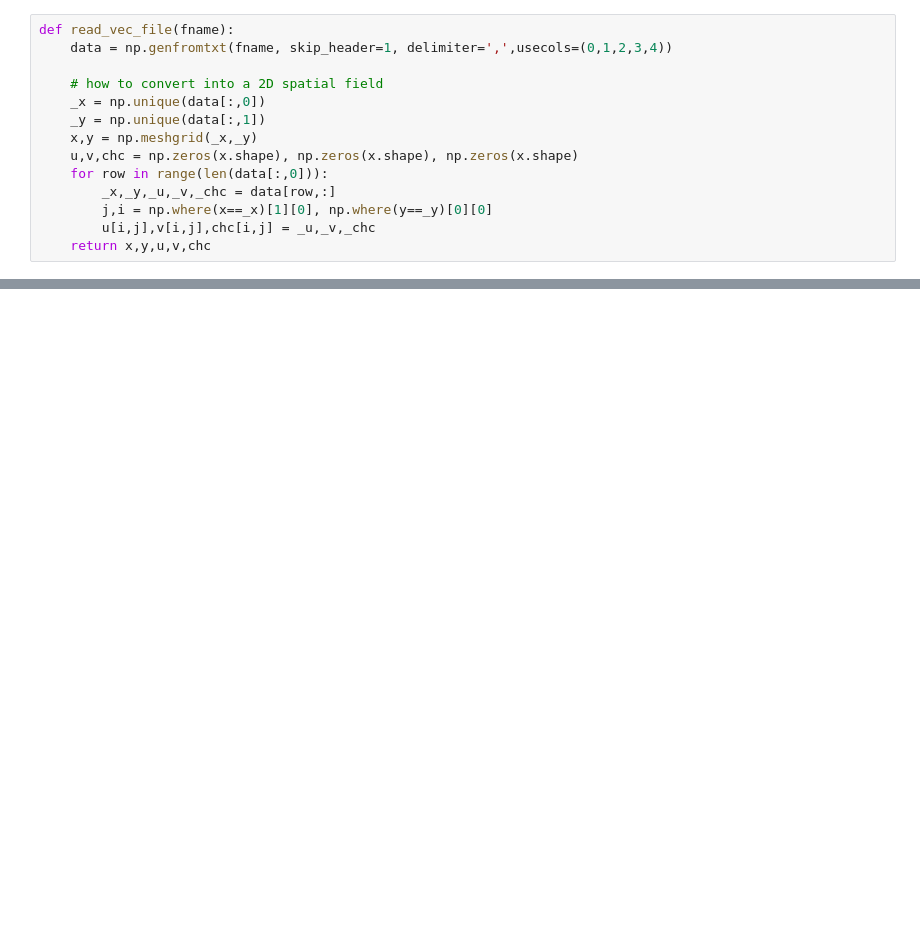
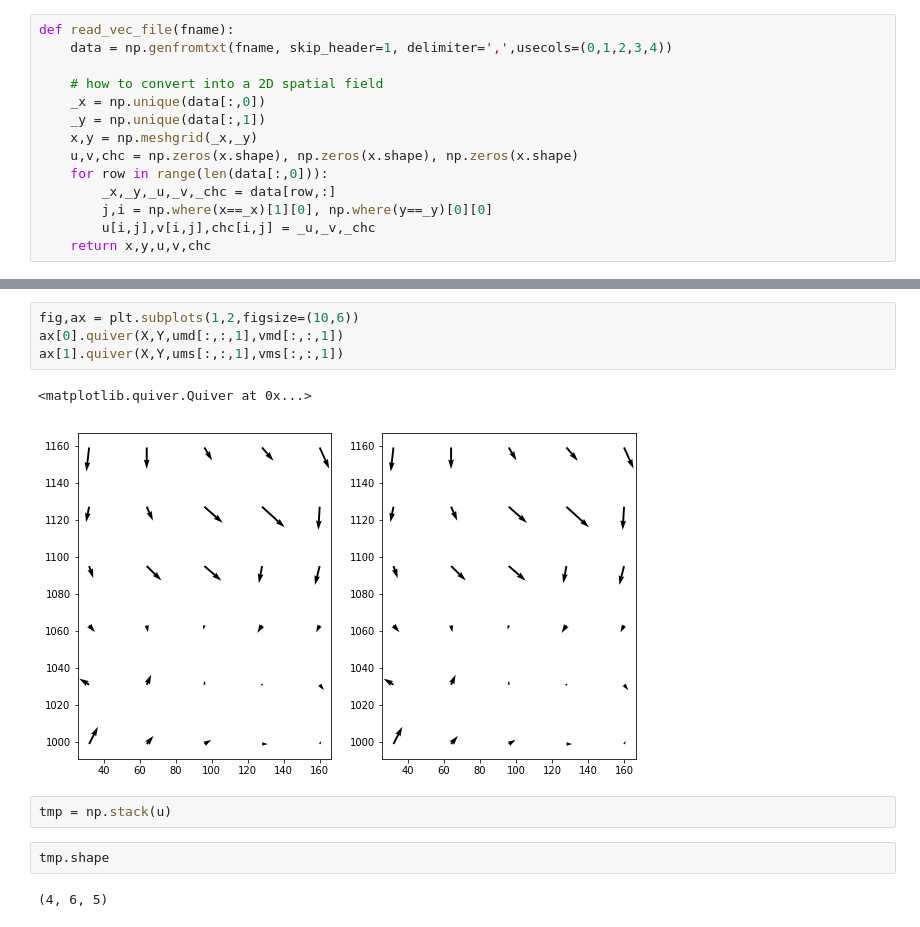
Before and after one commit to OpenPIV/openpiv-podbox, a Jupyter notebook: Python/notebooks/poduv.ipynb, the cells around one changed output, grey strips where cells are left out. Saved outputs shown, nothing was run; the diff lists cells and outputs as text; blank space fills up the shorter version.

```diff
--- a/Python/notebooks/poduv.ipynb
+++ b/Python/notebooks/poduv.ipynb
@@ -169,0 +136,13 @@ array([ 0.49161687,  0.38200387,  0.37780693,  0.36328728,  0.30300798,
+# %%
+fig,ax = plt.subplots(1,2,figsize=(10,6))
+ax[0].quiver(X,Y,umd[:,:,1],vmd[:,:,1])
+ax[1].quiver(X,Y,ums[:,:,1],vms[:,:,1])
+# %% [output]
+<matplotlib.quiver.Quiver at 0x...>
+[figure, added]
+# %%
+tmp = np.stack(u)
+# %%
+tmp.shape
+# %% [output]
+(4, 6, 5)
```
Also changed, not shown: parts of 25 cells of this notebook.
